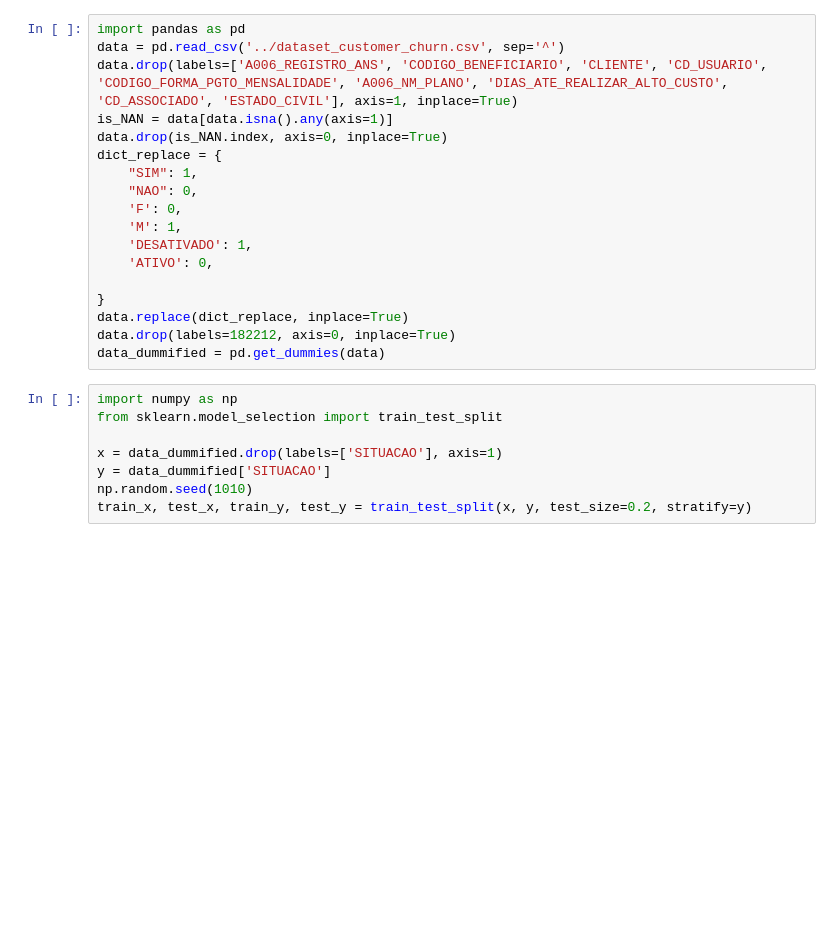
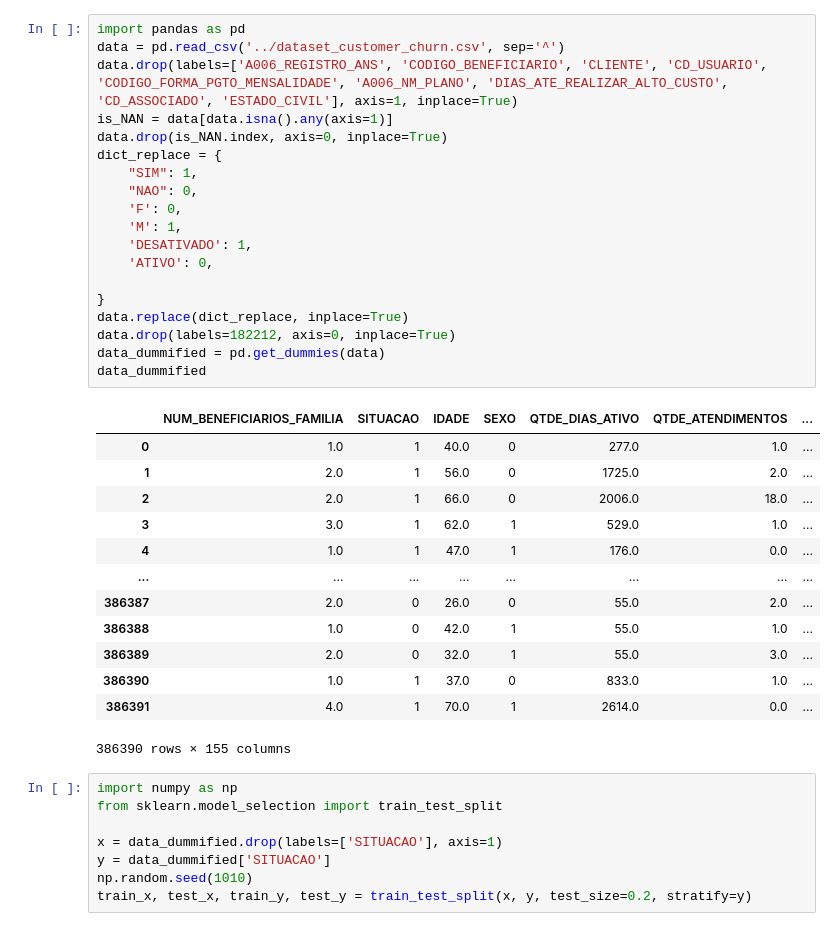
Before and after one commit to Lanjkn/Projeto1_WISE, a Jupyter notebook: Jupyter Notebooks/LR.ipynb, the cells around one changed output. Drawn from its saved outputs; the diff is of its cells as text; blank space fills up the shorter version.

```diff
--- a/Jupyter Notebooks/LR.ipynb
+++ b/Jupyter Notebooks/LR.ipynb
@@ -1,21 +1,36 @@
 # %%
 import pandas as pd
 data = pd.read_csv('../dataset_customer_churn.csv', sep='^')
 data.drop(labels=['A006_REGISTRO_ANS', 'CODIGO_BENEFICIARIO', 'CLIENTE', 'CD_USUARIO', 'CODIGO_FORMA_PGTO_MENSALIDADE', 'A006_NM_PLANO', 'DIAS_ATE_REALIZAR_ALTO_CUSTO', 'CD_ASSOCIADO', 'ESTADO_CIVIL'], axis=1, inplace=True)
 is_NAN = data[data.isna().any(axis=1)]
 data.drop(is_NAN.index, axis=0, inplace=True)
 dict_replace = {
     "SIM": 1,
     "NAO": 0,
     'F': 0,
     'M': 1,
     'DESATIVADO': 1,
     'ATIVO': 0,
 
 }
 data.replace(dict_replace, inplace=True)
 data.drop(labels=182212, axis=0, inplace=True)
 data_dummified = pd.get_dummies(data)
+data_dummified
+# %% [output]
+|  | NUM_BENEFICIARIOS_FAMILIA | SITUACAO | IDADE | SEXO | QTDE_DIAS_ATIVO | QTDE_ATENDIMENTOS | ... |
+| 0 | 1.0 | 1 | 40.0 | 0 | 277.0 | 1.0 | ... |
+| 1 | 2.0 | 1 | 56.0 | 0 | 1725.0 | 2.0 | ... |
+| 2 | 2.0 | 1 | 66.0 | 0 | 2006.0 | 18.0 | ... |
+| 3 | 3.0 | 1 | 62.0 | 1 | 529.0 | 1.0 | ... |
+| 4 | 1.0 | 1 | 47.0 | 1 | 176.0 | 0.0 | ... |
+| ... | ... | ... | ... | ... | ... | ... | ... |
+| 386387 | 2.0 | 0 | 26.0 | 0 | 55.0 | 2.0 | ... |
+| 386388 | 1.0 | 0 | 42.0 | 1 | 55.0 | 1.0 | ... |
+| 386389 | 2.0 | 0 | 32.0 | 1 | 55.0 | 3.0 | ... |
+| 386390 | 1.0 | 1 | 37.0 | 0 | 833.0 | 1.0 | ... |
+| 386391 | 4.0 | 1 | 70.0 | 1 | 2614.0 | 0.0 | ... |
+386390 rows × 155 columns
 # %%
 import numpy as np
 from sklearn.model_selection import train_test_split
```
Also changed, not shown: parts of 5 cells of this notebook, 3 other files.
